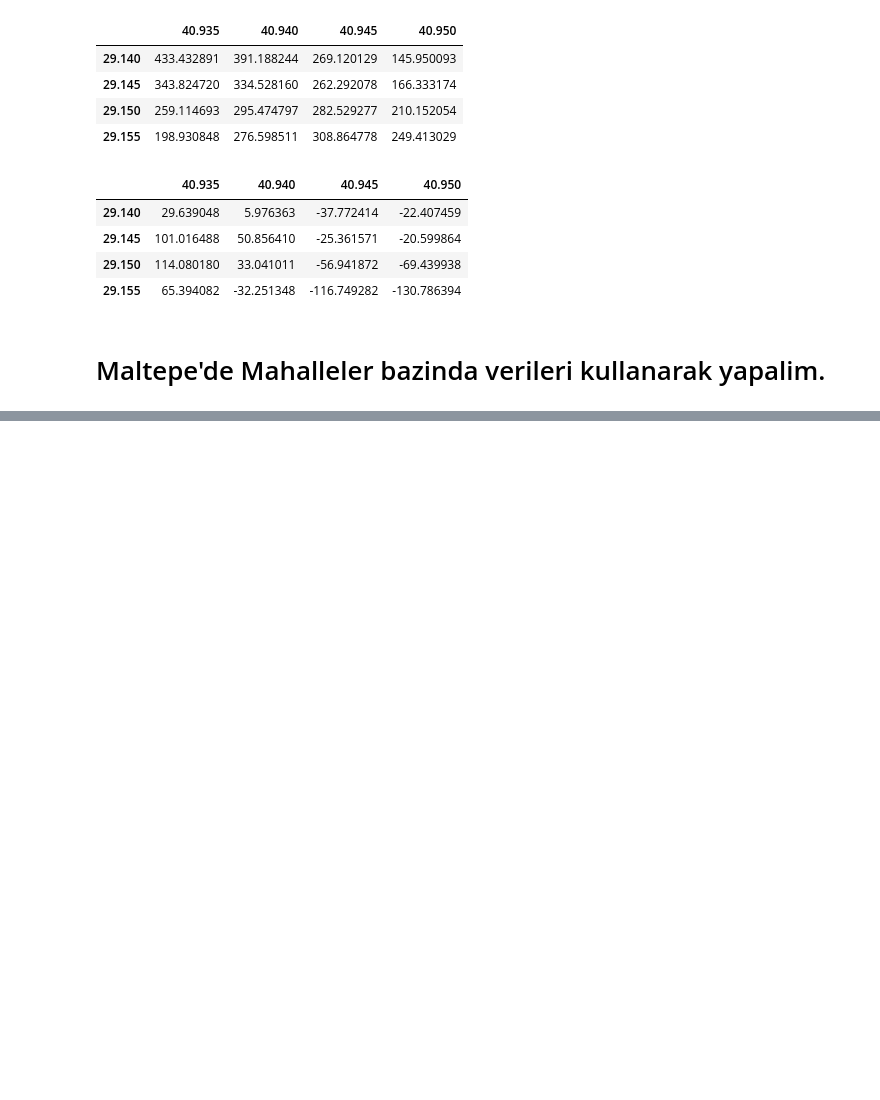
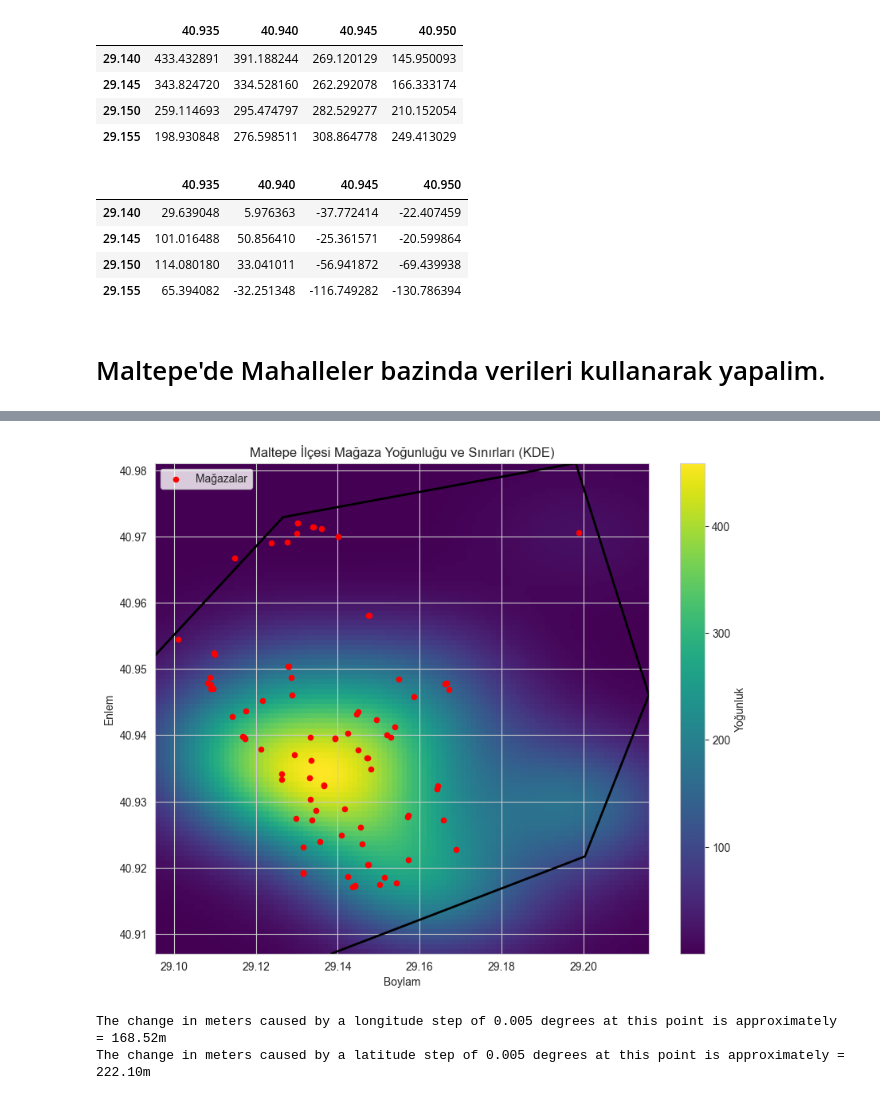
Before and after one commit to umutky/engineering_project, a Jupyter notebook: bitirme_projesi.ipynb, the cells around one changed output, grey strips where cells are left out. Drawn from its saved outputs; the diff is of its cells as text; code cells hidden in the pictures; blank space fills up the shorter version.

```diff
--- a/bitirme_projesi.ipynb
+++ b/bitirme_projesi.ipynb
@@ -1161,0 +1276,62 @@ np.arange(min_lon,max_lon, 0.00186).shape
+# %%
+import numpy as np
+import matplotlib.pyplot as plt
+from sklearn.neighbors import KernelDensity
+
+# Maltepe ilçesi sınırlarının koordinatları
+maltepe_sinir_koordinatlar = np.array([[40.95202948, 29.09540176], [40.97289962, 29.12664413], [40.98106441, 29.19805527], [40.94606537, 29.21590805],
+                                      [40.92168470, 29.20028687], [40.90702604, 29.13848877]])
+
+# Mağaza koordinatları
+mağaza_koordinatları = np.array([store["coordinate"] for store in a101_coordinates])
+
+# KDE modelini oluştur
+kde = KernelDensity(bandwidth=0.01, metric='haversine', kernel='gaussian')
+kde.fit(mağaza_koordinatları)
+
+# Haritayı oluştur
+plt.figure(figsize=(10, 8))
+
+# Maltepe ilçesi sınırlarını çiz
+plt.plot(maltepe_sinir_koordinatlar[:, 1], maltepe_sinir_koordinatlar[:, 0], color='black', linewidth=2)
+
+# Haritayı ızgaralara bölmek
+x_min, y_min = np.min(maltepe_sinir_koordinatlar, axis=0)
+x_max, y_max = np.max(maltepe_sinir_koordinatlar, axis=0)
+x_grid, y_grid = np.meshgrid(np.linspace(x_min, x_max, 100), np.linspace(y_min, y_max, 100))
+grid_points = np.vstack([x_grid.ravel(), y_grid.ravel()]).T
+
+# Her bir ızgaranın yoğunluk değerini hesapla
+log_density = kde.score_samples(grid_points)
+density = np.exp(log_density).reshape(x_grid.shape)
+
+# Yoğunluk değerlerini görselleştir
+plt.imshow(density, origin='lower', extent=[y_min, y_max, x_min, x_max], cmap='viridis', aspect='auto')
+cbar = plt.colorbar(label='Yoğunluk')
+
+# Mağaza konumlarını göster
+plt.scatter(mağaza_koordinatları[:, 1], mağaza_koordinatları[:, 0], color='red', label='Mağazalar', s=20)
+
+# Eksen etiketlerini ve başlığı ekle
+plt.xlabel('Boylam')
+plt.ylabel('Enlem')
+plt.title('Maltepe İlçesi Mağaza Yoğunluğu ve Sınırları (KDE)')
+plt.legend()
+plt.show()
+# %% [output]
+[figure, added]
+# %%
+# A coordinate we randomly chose in Maltepe
+random_coordinate = (40.9000, 29.0900)
+
+# The change in meters caused by a longitude step of 0.0005 degrees at this point.
+longitude_to_meters = geodesic(random_coordinate, (40.900, 29.0920)).meters
+print(f"The change in meters caused by a longitude step of 0.005 degrees at this point is approximately = {longitude_to_meters:.2f}m")
+
+# The change in meters caused by a latitude step of 0.0005 degrees at this point.
+latitude_to_meters = geodesic(random_coordinate, (40.9020, 29.090)).meters
+
+print(f"The change in meters caused by a latitude step of 0.005 degrees at this point is approximately = {latitude_to_meters:.2f}m")
+# %% [output]
+The change in meters caused by a longitude step of 0.005 degrees at this point is approximately = 168.52m
+The change in meters caused by a latitude step of 0.005 degrees at this point is approximately = 222.10m
```
Also changed, not shown: parts of 25 cells of this notebook, 4 other files.
